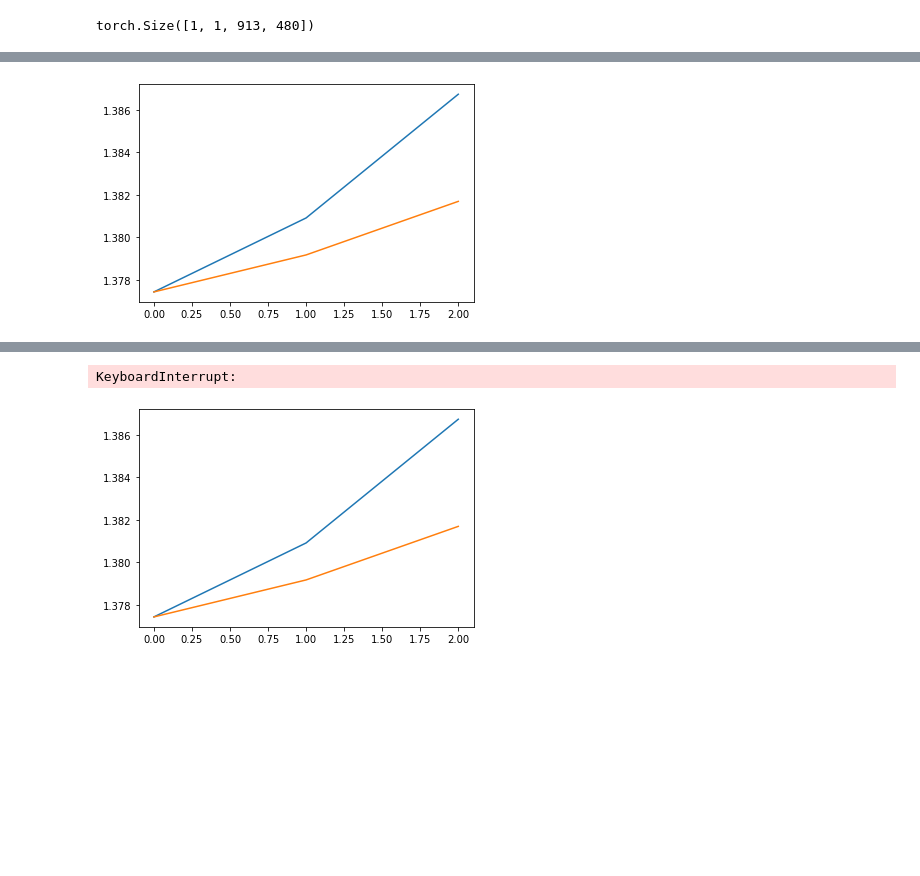
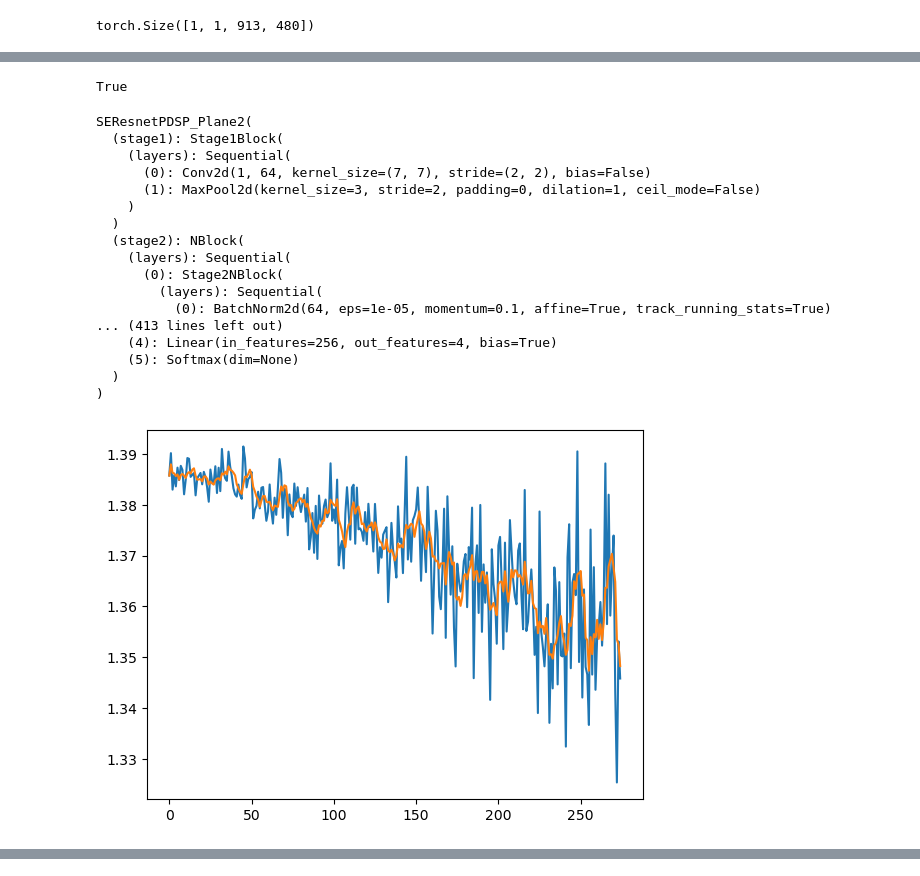
Before and after one commit to calcuttj/pdsp_seresnet, a Jupyter notebook: pytorch_resnet_work.ipynb, the cells around one changed output, grey strips where cells are left out. Drawn from its saved outputs; the diff is of its cells as text; code cells hidden in the pictures; blank space fills up the shorter version.

Commit message:
Implementing gpu usage. Adding scheduler + saving losses to output hdf5 file

```diff
--- a/pytorch_resnet_work.ipynb
+++ b/pytorch_resnet_work.ipynb
@@ -136,3 +135,3 @@ plane = pdsp_data.make_plane(2)
 # %%
-matplotlib.rcParams['figure.figsize'] = [10, 20]
+# matplotlib.rcParams['figure.figsize'] = [10, 20]
 # %%
@@ -154,3 +141,3 @@ loss_fn = nn.CrossEntropyLoss()
 # %%
-pd_data = process_hits.PDSPData('save_hits/2_8_23/linked.h5', maxtime=500, linked=True)
+pd_data = process_hits.PDSPData('/home/calcuttj/save_hits/to_upload/linked.h5', maxtime=500, linked=True)
 # %% [output]
@@ -198,4 +185,30 @@ pd_data.clean_events()
 # %%
 plane2_net = pdsp_resnet_pt.SEResnetPDSP_Plane2(nfilters=[128,192,256])
 # %%
-optimizer = torch.optim.SGD(plane2_net.parameters(), lr=0.0001, momentum=0.9)
+optimizer = torch.optim.SGD(plane2_net.parameters(), lr=0.001, momentum=0.9)
+# %%
+scheduler = torch.optim.lr_scheduler.CyclicLR(optimizer, base_lr=0.0001, max_lr=0.001)
+# %%
+torch.cuda.is_available()
+# %% [output]
+True
+# %%
+plane2_net.to('cuda')
+# %% [output]
+SEResnetPDSP_Plane2(
+  (stage1): Stage1Block(
+    (layers): Sequential(
+      (0): Conv2d(1, 64, kernel_size=(7, 7), stride=(2, 2), bias=False)
+      (1): MaxPool2d(kernel_size=3, stride=2, padding=0, dilation=1, ceil_mode=False)
+    )
+  )
+  (stage2): NBlock(
+    (layers): Sequential(
+      (0): Stage2NBlock(
+        (layers): Sequential(
+          (0): BatchNorm2d(64, eps=1e-05, momentum=0.1, affine=True, track_running_stats=True)
+... (413 lines left out)
+    (4): Linear(in_features=256, out_features=4, bias=True)
+    (5): Softmax(dim=None)
+  )
+)
@@ -202,7 +219,7 @@ optimizer = torch.optim.SGD(plane2_net.parameters(), lr=0.0001, momentum=0.9)
 # %%
 import matplotlib.pyplot as plt
 import IPython
 %matplotlib inline
-pdsp_resnet_pt.train(plane2_net, loss_fn, optimizer, pd_data, plane2=True, validate=True, maxbatches=2, batchsize=32, epochs=2)
+pdsp_resnet_pt.train(plane2_net, loss_fn, optimizer, pd_data, plane2=True, validate=True, batchsize=32, epochs=8, savename='losses_2_23_23_8epochs.h5', scheduler=scheduler)
 # %% [output]
-[figure, old version]
+[figure, new version]
@@ -213,3 +227 @@ Validation
-KeyboardInterrupt:
-[figure, removed]
 # %%
```
Also changed, not shown: parts of 18 cells of this notebook, 1 other file.
